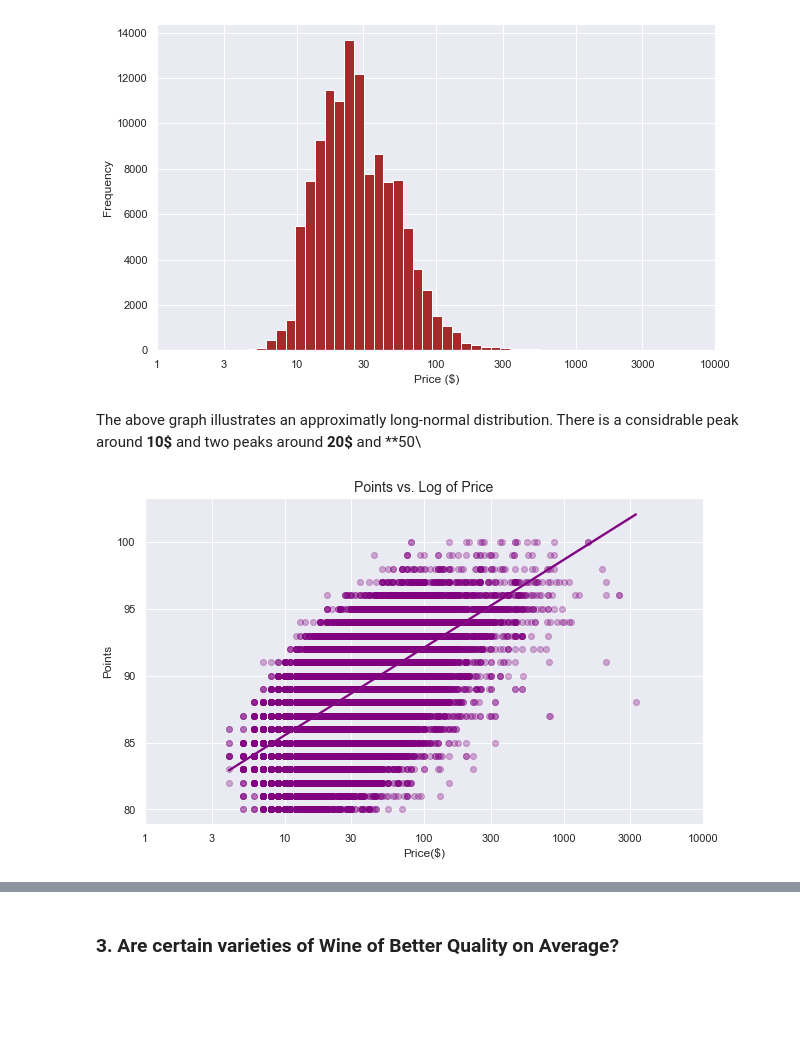
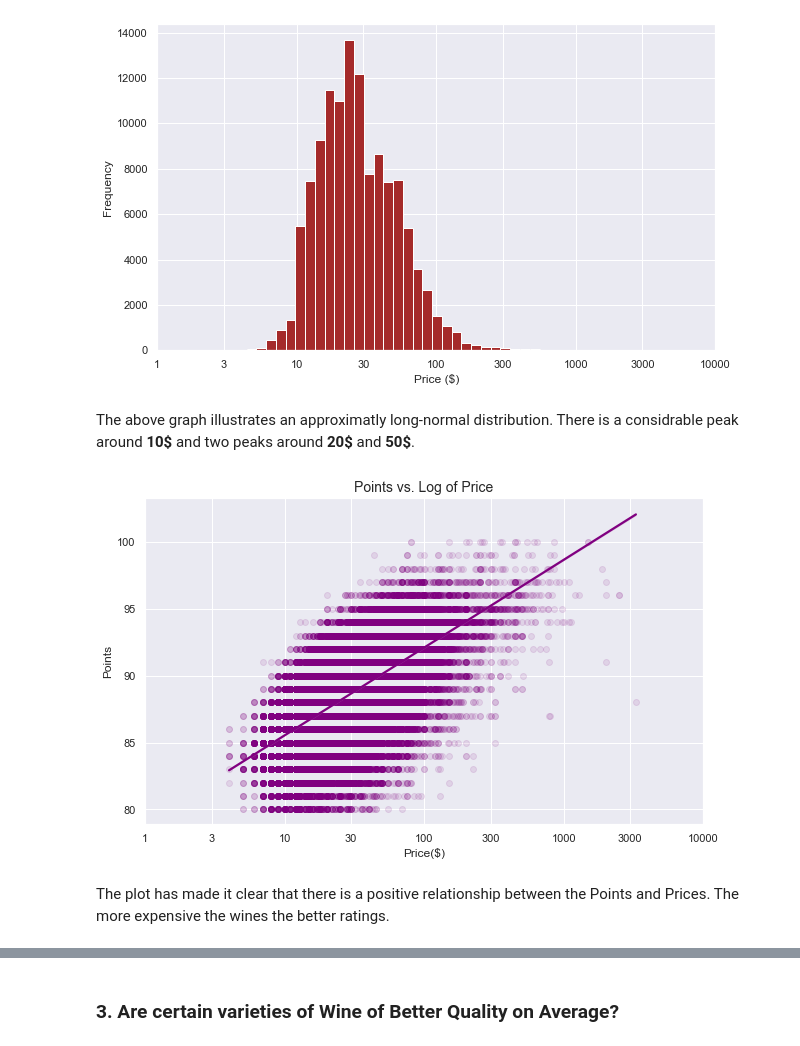
Before and after one commit to Nima-Sayyah/Drink-by-Data, a Jupyter notebook: Drink by Data (NS).ipynb, the cells around one changed output, grey strips where cells are left out. Saved outputs shown, nothing was run; the diff lists cells and outputs as text; code cells hidden in the pictures; blank space fills up the shorter version.

Commit message:
Update 25 - Drink by Data

```diff
--- a/Drink by Data (NS).ipynb
+++ b/Drink by Data (NS).ipynb
@@ -552,19 +552,21 @@ plt.xlabel('Price ($)')
 plt.ylabel('Frequency');
 # %% [output]
 [figure]
-# %% [markdown]
-The above graph illustrates an approximatly long-normal distribution. There is a considrable peak around **10\$** and two peaks around **20\$** and **50\
+# %% [markdown]
+The above graph illustrates an approximatly long-normal distribution. There is a considrable peak around **10\$** and two peaks around **20\$** and **50\$**.
 # %%
-# plotting a scatter plot of relationship between points and price with a log transformation on the price axis
+# Scatter plotting of the relationship between points vs price with a log transformation (price axis)
 plt.figure(figsize=(10,6))
-sns.regplot(x='price', y='points', data=df1, color = 'purple', logx = True, scatter_kws={'alpha':0.3})
+sns.regplot(x='price', y='points', data=df1, color = 'purple', logx = True, scatter_kws={'alpha':0.1})
 plt.title("Points vs. Log of Price", fontsize=14)
 plt.xscale('log')
 plt.xticks([1, 3, 10, 30, 100, 300, 1000, 3000, 10000], [1, 3, 10, 30, 100, 300, 1000, 3000, 10000])
 plt.xlabel("Price($)")
 plt.ylabel("Points");
 # %% [output]
-[figure, old version]
+[figure, new version]
+# %% [markdown]
+The plot has made it clear that there is a positive relationship between the Points and Prices. The more expensive the wines the better ratings.
 # %%
  # the lowest priced wine
 df1.loc[df1['price'].idxmin()]
```
Also changed, not shown: parts of 6 cells of this notebook.
